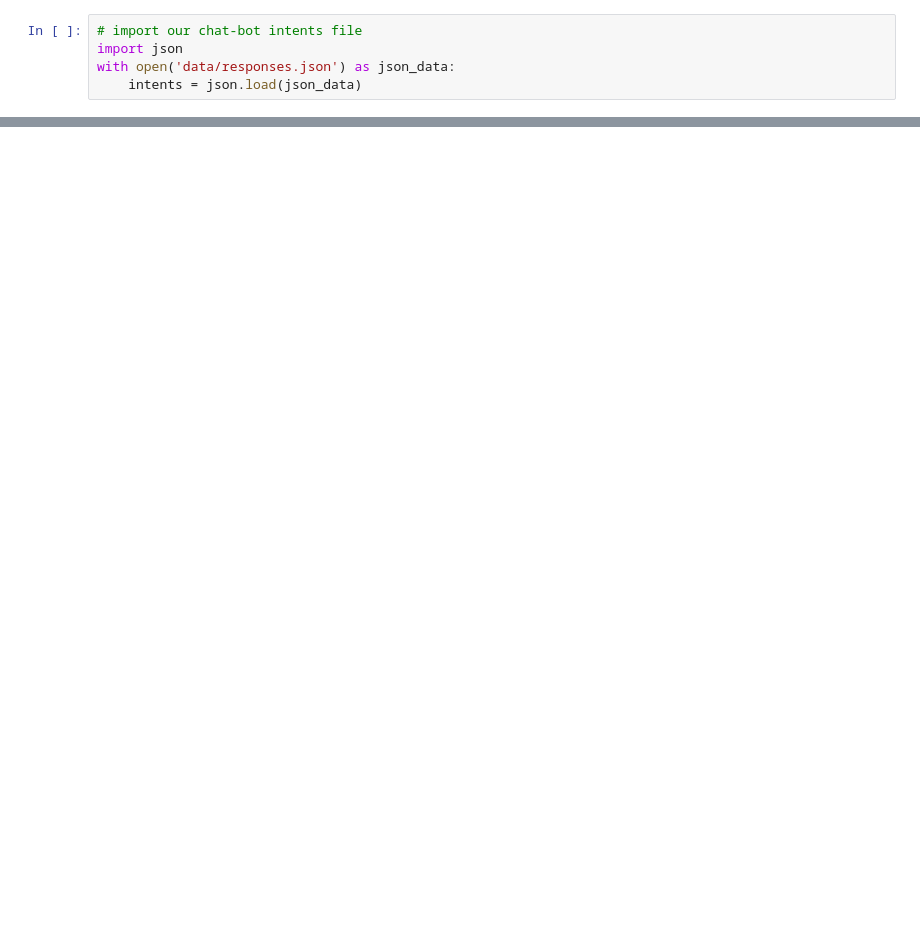
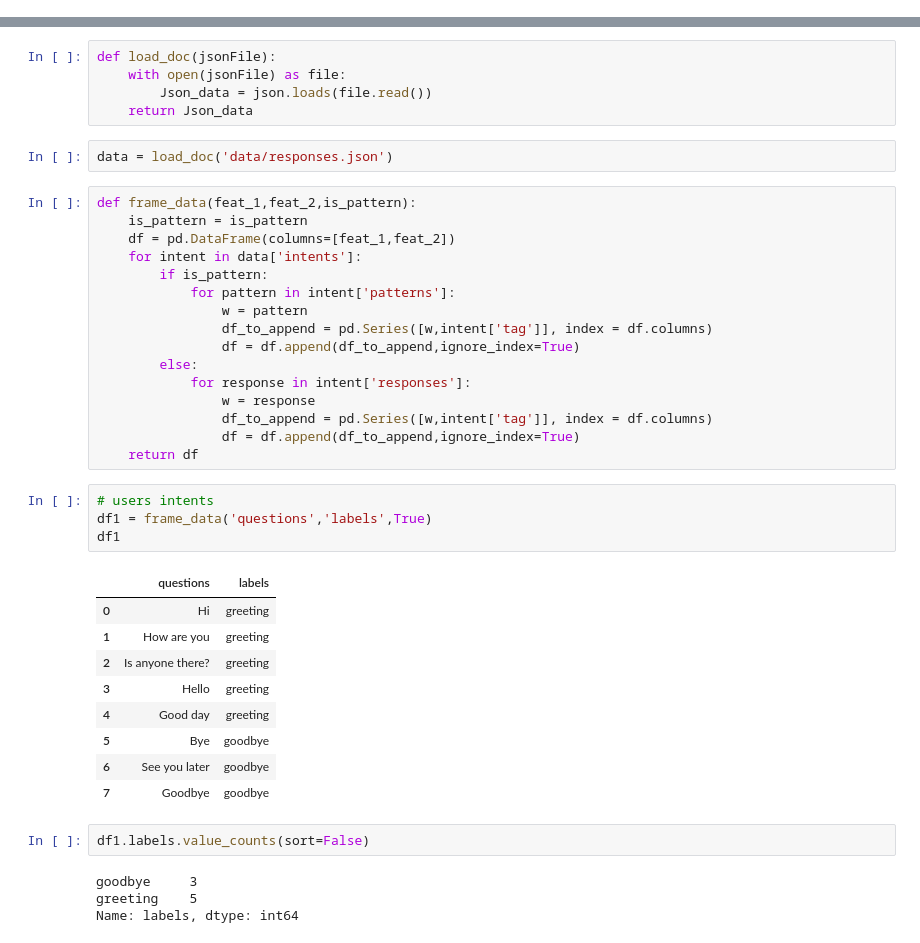
Before and after one commit to Meapy/Project_Oreo, a Jupyter notebook: main.ipynb, the cells around one changed output, grey strips where cells are left out. Saved outputs shown, nothing was run; the diff lists cells and outputs as text; blank space fills up the shorter version.

```diff
--- a/main.ipynb
+++ b/main.ipynb
@@ -12,5 +0,0 @@ import random
-# %%
-# import our chat-bot intents file
-import json
-with open('data/responses.json') as json_data:
-    intents = json.load(json_data)
@@ -115,0 +23,43 @@ pickle.dump( {'words':words, 'classes':classes, 'train_x':train_x, 'train_y':tra
+# %%
+def load_doc(jsonFile):
+    with open(jsonFile) as file:
+        Json_data = json.loads(file.read())
+    return Json_data
+# %%
+data = load_doc('data/responses.json')
+# %%
+def frame_data(feat_1,feat_2,is_pattern):
+    is_pattern = is_pattern
+    df = pd.DataFrame(columns=[feat_1,feat_2])
+    for intent in data['intents']:
+        if is_pattern:
+            for pattern in intent['patterns']:
+                w = pattern
+                df_to_append = pd.Series([w,intent['tag']], index = df.columns)
+                df = df.append(df_to_append,ignore_index=True)
+        else:
+            for response in intent['responses']:
+                w = response
+                df_to_append = pd.Series([w,intent['tag']], index = df.columns)
+                df = df.append(df_to_append,ignore_index=True)
+    return df
+# %%
+# users intents
+df1 = frame_data('questions','labels',True)
+df1
+# %% [output]
+|  | questions | labels |
+| 0 | Hi | greeting |
+| 1 | How are you | greeting |
+| 2 | Is anyone there? | greeting |
+| 3 | Hello | greeting |
+| 4 | Good day | greeting |
+| 5 | Bye | goodbye |
+| 6 | See you later | goodbye |
+| 7 | Goodbye | goodbye |
+# %%
+df1.labels.value_counts(sort=False)
+# %% [output]
+goodbye     3
+greeting    5
+Name: labels, dtype: int64
```
Also changed, not shown: parts of 57 cells of this notebook, 12 other files.
